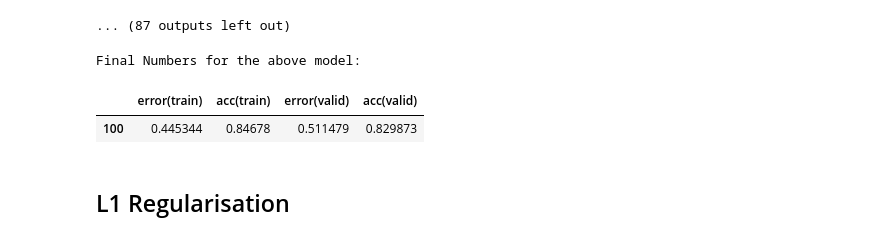
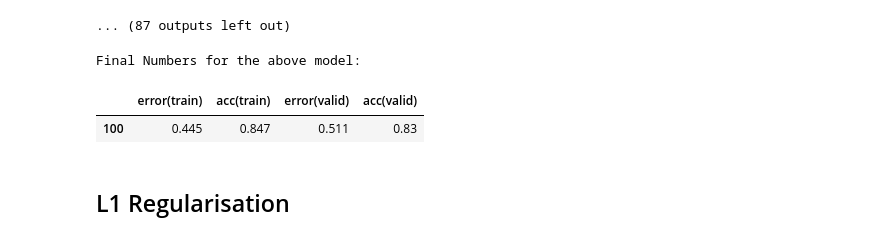
Before and after one commit to FlintyTub49/MLPractical-UoE, a Jupyter notebook: notebooks/Coursework_1.ipynb, the cells around one changed output. Drawn from its saved outputs; the diff is of its cells as text; code cells hidden in the pictures.

```diff
--- a/notebooks/Coursework_1.ipynb
+++ b/notebooks/Coursework_1.ipynb
@@ -485,11 +485,11 @@ Epoch 12: 3.4s to complete
 # %%
 print(f'Final Numbers for the above model:')
 saveModel('dropout_0.7', dropout_testing)
-pd.DataFrame(dropout_testing[0], columns = [i for i in dropout_testing[1].keys()]).tail(1)
+pd.DataFrame(dropout_testing[0], columns = [i for i in dropout_testing[1].keys()]).tail(1).round(3)
 # %% [output]
 Final Numbers for the above model:
 |  | error(train) | acc(train) | error(valid) | acc(valid) |
-| 100 | 0.445344 | 0.84678 | 0.511479 | 0.829873 |
+| 100 | 0.445 | 0.847 | 0.511 | 0.83 |
 # %% [markdown]
 ## L1 Regularisation
 # %%
```
Also changed, not shown: parts of 6 cells of this notebook, 10 other files.
